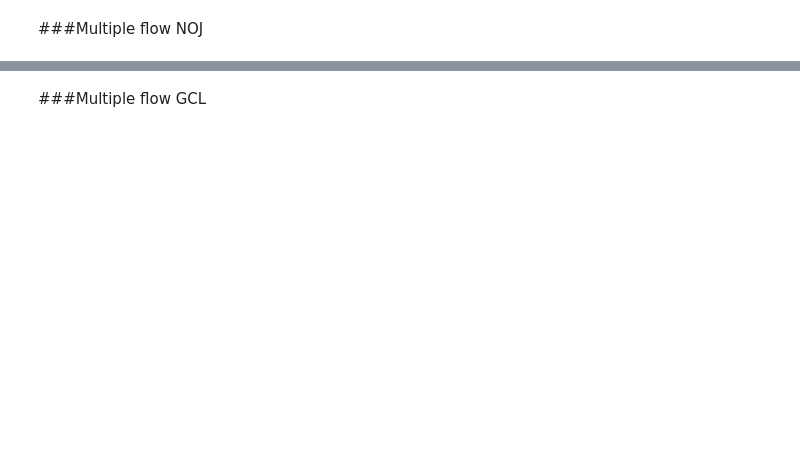
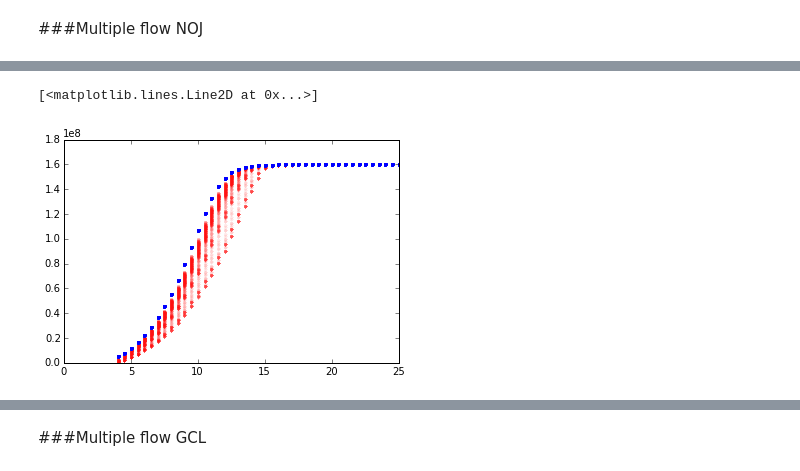
Before and after one commit to FUSED-Wind/FUSED-Wake, a Jupyter notebook: FortranWake/unittests/Untitled0.ipynb, the cells around one changed output, grey strips where cells are left out. Saved outputs shown, nothing was run; the diff lists cells and outputs as text; code cells hidden in the pictures; blank space fills up the shorter version.

```diff
--- a/FortranWake/unittests/Untitled0.ipynb
+++ b/FortranWake/unittests/Untitled0.ipynb
@@ -101,0 +211,14 @@ for iws,ws in enumerate(wind_speeds):
+# %%
+# Saving the NOJ:
+with open('HR1_NOJ.pickle', 'w') as f:
+    pickle.dump(NOJ, f)
+
+# Getting back the objects:
+with open('HR1_NOJ.pickle') as f:
+    NOJ = pickle.load(f)
+# %%
+df_NOJ = pd.DataFrame(data=np.vstack([WS,WD,
+                                      (get_P(WS)-NOJ.power)/P_rated]).T,
+#                                      (get_P(WS)-NOJ.power)/get_P(WS)]).T,
+                     columns=['WS','WD','P'])
+df_NOJ.head()
@@ -101,0 +232,6 @@ for iws,ws in enumerate(wind_speeds):
+# %%
+plt.plot(df_NOJ.WS,NOJ.power,'.r',alpha=0.05)
+plt.plot(df_NOJ.WS,get_P(df_NOJ.WS),'.')
+# %% [output]
+[<matplotlib.lines.Line2D at 0x...>]
+[figure, added]
```
Also changed, not shown: parts of 39 cells of this notebook, 5 other files.
